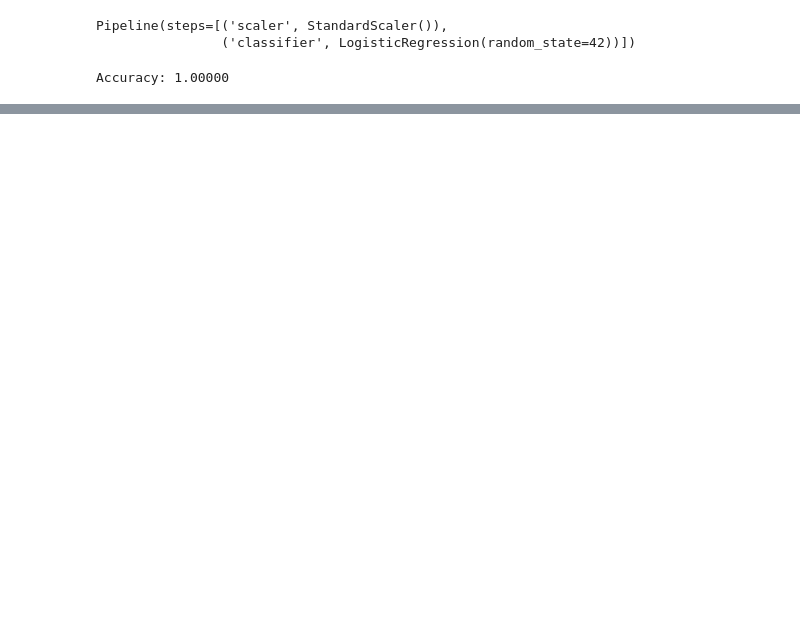
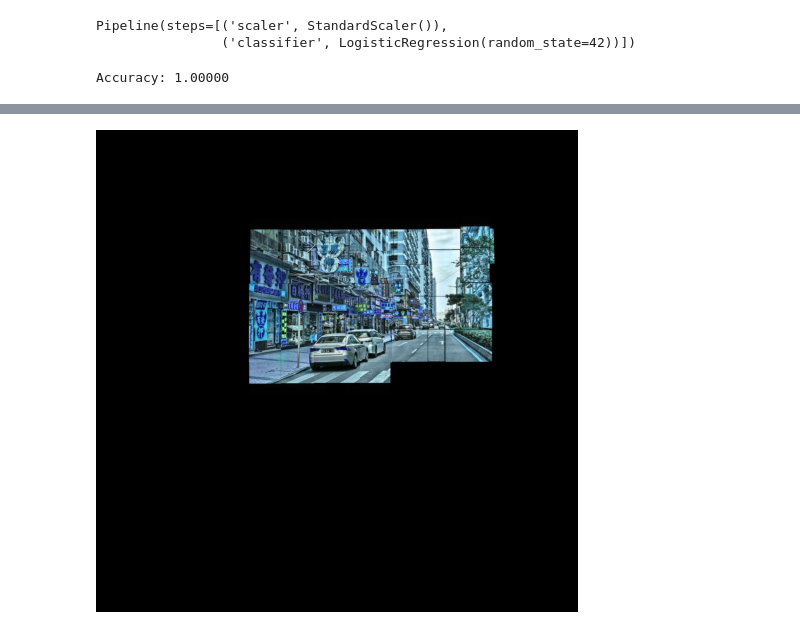
Before and after one commit to UmbrellaLeaf5/computer_vision, a Jupyter notebook: 05_local_feat/homework/homework_05.ipynb, the cells around one changed output, grey strips where cells are left out. Drawn from its saved outputs; the diff is of its cells as text; code cells hidden in the pictures; blank space fills up the shorter version.

```diff
--- a/05_local_feat/homework/homework_05.ipynb
+++ b/05_local_feat/homework/homework_05.ipynb
@@ -110,0 +110,6 @@ Accuracy: 1.00000
+# %%
+images_paths = glob(f"{os.getcwd()}/puzzle/china_shuffle/*")
+
+Puzzle(images_paths)
+# %% [output]
+[figure, added]
```
Also changed, not shown: parts of 3 cells of this notebook, 2 other files.
